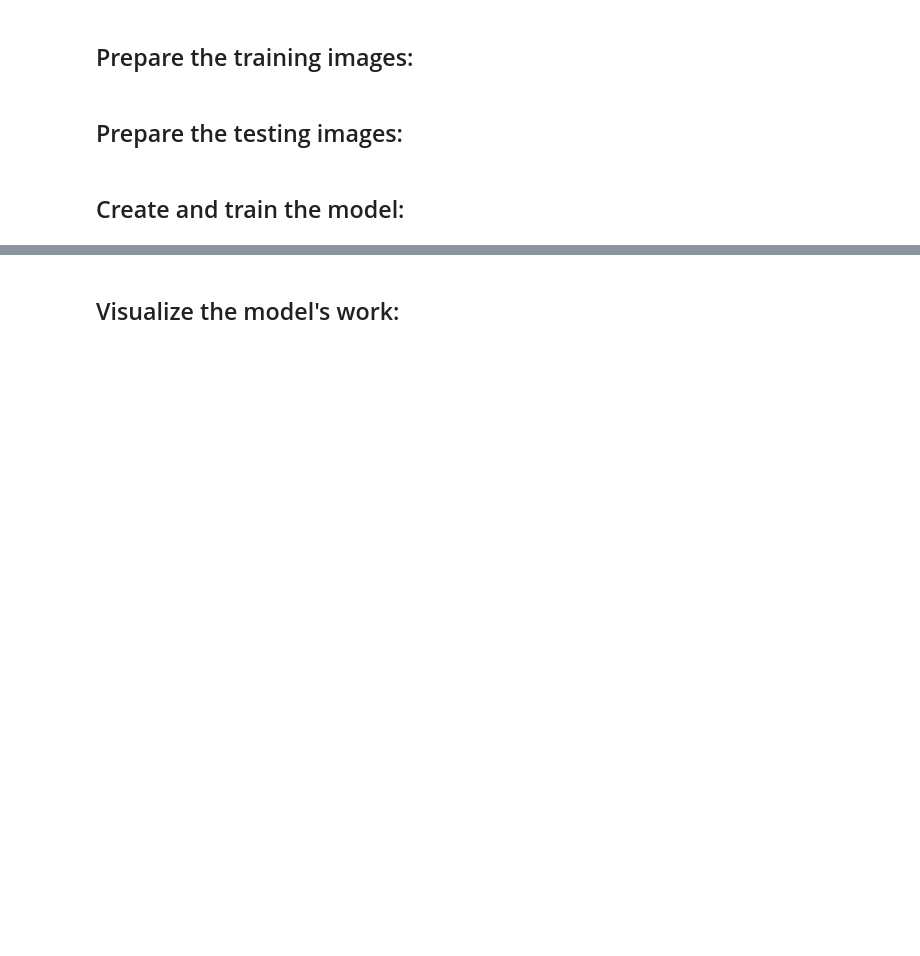
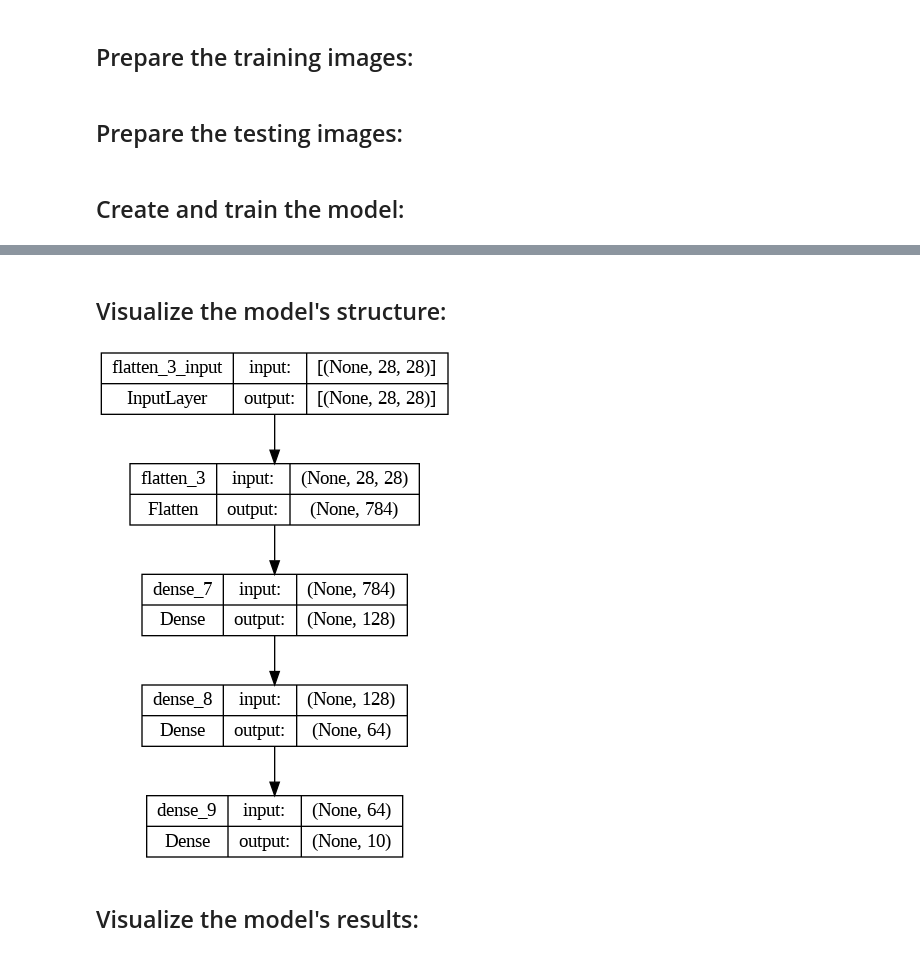
Before and after one commit to giackperetti/MNIST-tensorflow, a Jupyter notebook: Feed_Forward_MNIST.ipynb, the cells around one changed output, grey strips where cells are left out. Drawn from its saved outputs; the diff is of its cells as text; code cells hidden in the pictures; blank space fills up the shorter version.

```diff
--- a/Feed_Forward_MNIST.ipynb
+++ b/Feed_Forward_MNIST.ipynb
@@ -70,6 +71,12 @@ Epoch 6/6
 <keras.src.callbacks.History at 0x...>
 # %% [markdown]
-## Visualize the model's work:
+## Visualize the model's structure:
+# %%
+tf.keras.utils.plot_model(model, show_shapes=True)
+# %% [output]
+[figure, added]
+# %% [markdown]
+## Visualize the model's results:
 # %%
 def plot_test_results(model, ds_test):
     test_images, test_labels = next(iter(ds_test))
```
Also changed, not shown: parts of 2 cells of this notebook.
